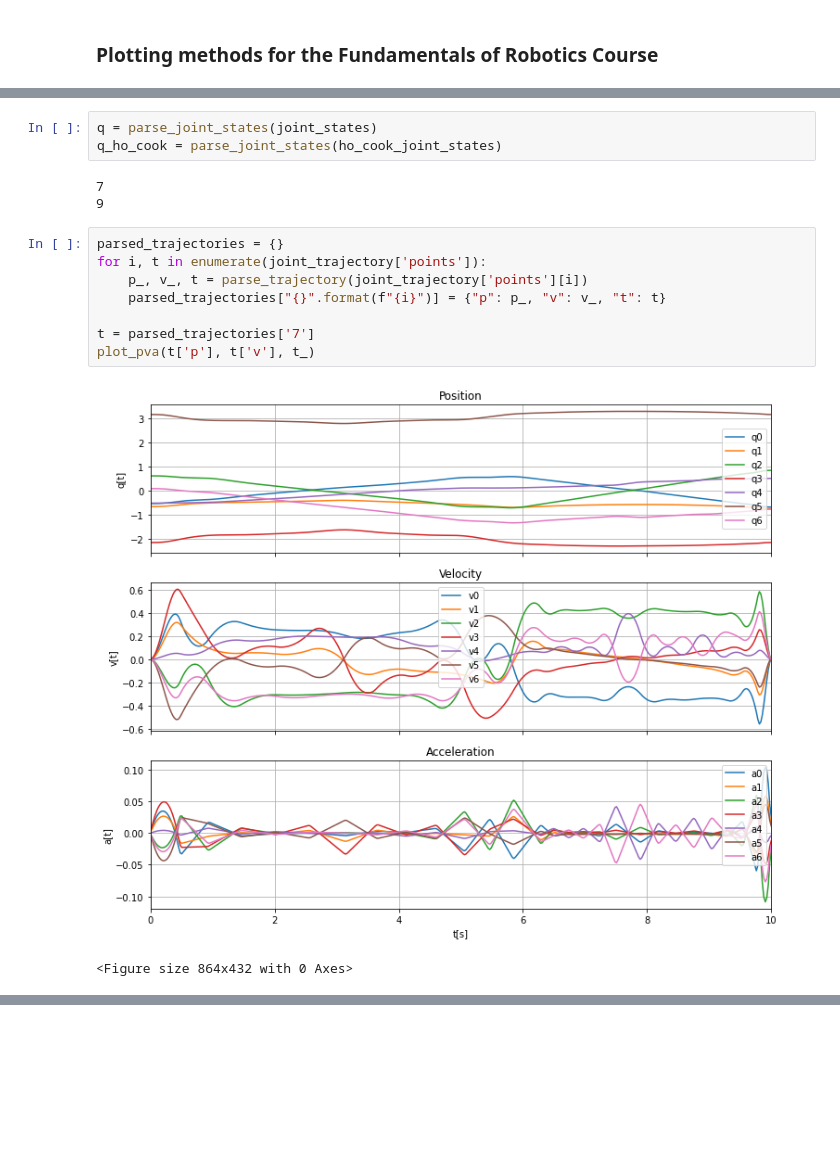
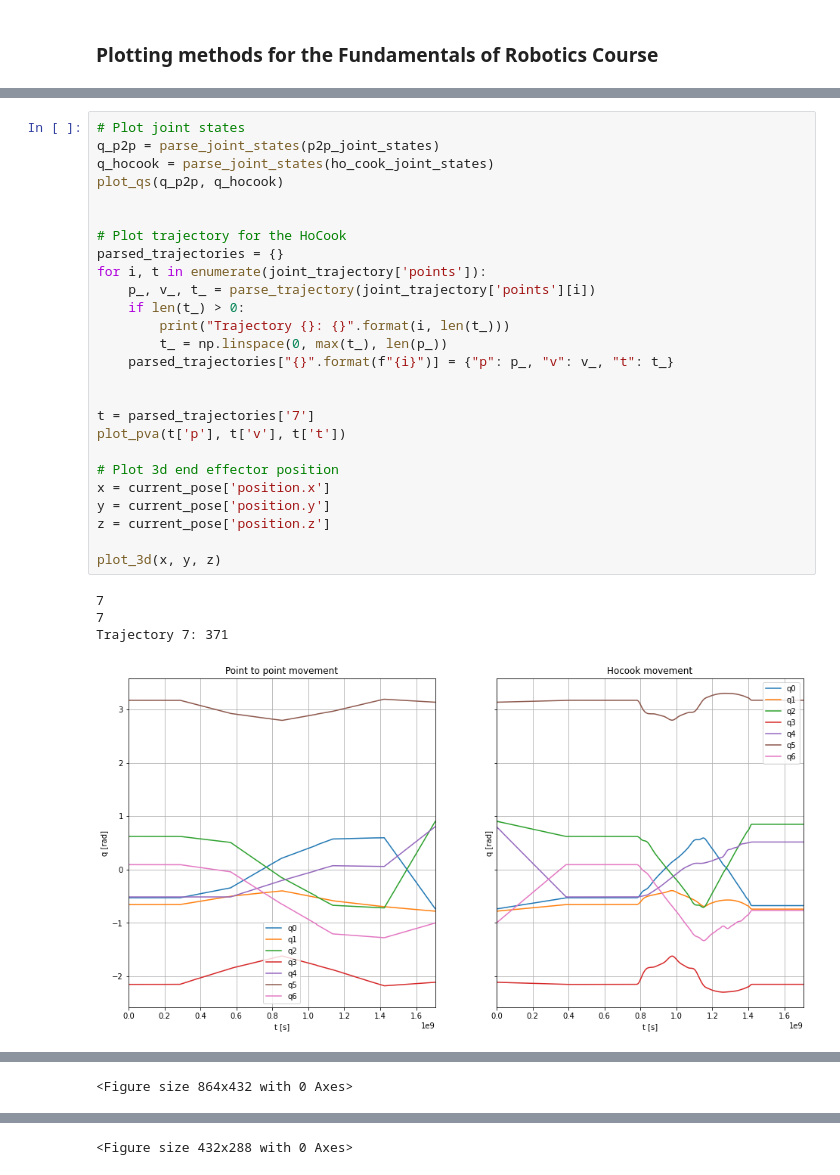
Before and after one commit to fzoric8/ros_utils, a Jupyter notebook: bags/for_plots.ipynb, the cells around one changed output, grey strips where cells are left out. Drawn from its saved outputs; the diff is of its cells as text; blank space fills up the shorter version.

Commit message:
Added plots for or_labs

```diff
--- a/bags/for_plots.ipynb
+++ b/bags/for_plots.ipynb
@@ -167,17 +195,31 @@ def plot_qs(p2p, hocook):
-# %%
-q = parse_joint_states(joint_states)
-q_ho_cook = parse_joint_states(ho_cook_joint_states)
-# %% [output]
-7
-9
 # %%
+# Plot joint states
+q_p2p = parse_joint_states(p2p_joint_states)
+q_hocook = parse_joint_states(ho_cook_joint_states)
+plot_qs(q_p2p, q_hocook)
+
+
+# Plot trajectory for the HoCook
 parsed_trajectories = {}
 for i, t in enumerate(joint_trajectory['points']):
-    p_, v_, t = parse_trajectory(joint_trajectory['points'][i])
-    parsed_trajectories["{}".format(f"{i}")] = {"p": p_, "v": v_, "t": t}
+    p_, v_, t_ = parse_trajectory(joint_trajectory['points'][i])
+    if len(t_) > 0:
+        print("Trajectory {}: {}".format(i, len(t_)))
+        t_ = np.linspace(0, max(t_), len(p_))
+    parsed_trajectories["{}".format(f"{i}")] = {"p": p_, "v": v_, "t": t_}
+
 
 t = parsed_trajectories['7']
-plot_pva(t['p'], t['v'], t_)
+plot_pva(t['p'], t['v'], t['t'])
+
+# Plot 3d end effector position
+x = current_pose['position.x']
+y = current_pose['position.y']
+z = current_pose['position.z']
+
+plot_3d(x, y, z)
 # %% [output]
+7
+7
+Trajectory 7: 371
-[figure, old version]
+[figure, new version]
-<Figure size 864x432 with 0 Axes>
@@ -183,0 +227 @@ plot_pva(t['p'], t['v'], t_)
+<Figure size 864x432 with 0 Axes>
@@ -183,0 +229 @@ plot_pva(t['p'], t['v'], t_)
+<Figure size 432x288 with 0 Axes>
```
Also changed, not shown: parts of 5 cells of this notebook.
